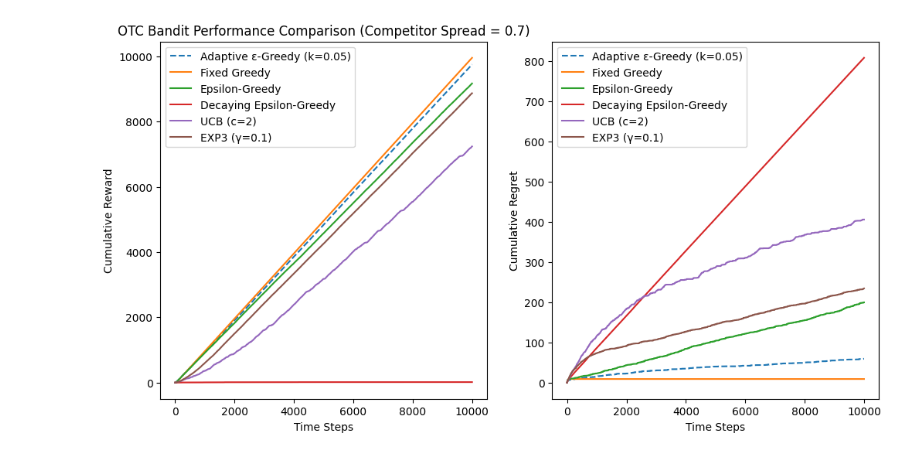
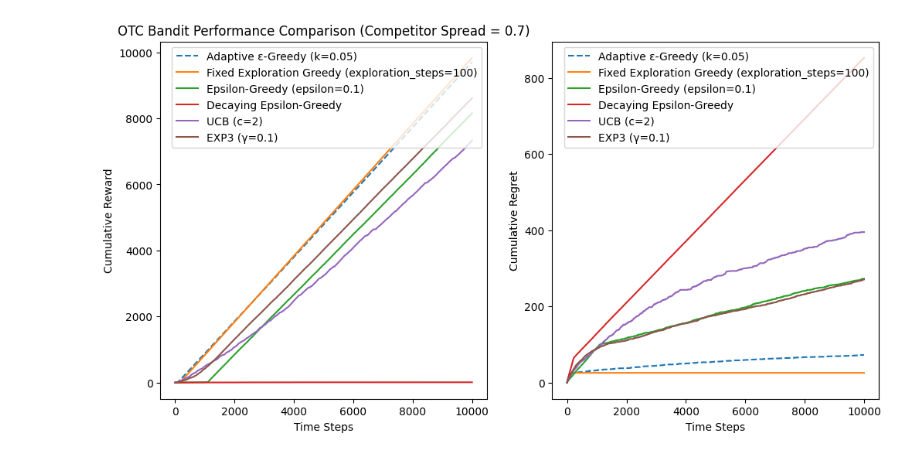
Before and after one commit to jessie-1001/RS-PROJECT, a Jupyter notebook: New_Algorithm_in_OTC.ipynb, the cells around one changed output. Drawn from its saved outputs; the diff is of its cells as text; code cells hidden in the pictures.

```diff
--- a/New_Algorithm_in_OTC.ipynb
+++ b/New_Algorithm_in_OTC.ipynb
@@ -169,16 +169,18 @@ num_arms = len(spreads)
 env = OTCEvironment(spreads, competitor_spread=0.7, alpha=0.4) # Higher alpha means higher competitive market
 num_steps = 10000
 
-def epsilon_schedule(t):
-    #return 1 / (t + 1)
-    #return 1 / np.sqrt(t + 1)
-    return np.log(t)/(t+1)
-
 # Run experiments
 
 # Adaptive ε-Greedy
 k = 0.05
-aeg_reward, aeg_regret = run_experiment(AdaptiveEpsilonGreedy, {'num_arms': num_arms, 'k': k}, env, num_steps)
+exploration_steps = 100
+epsilon = 0.1
+def epsilon_schedule(t):
+    #return 1 / (t + 1)
+    #return 1 / np.sqrt(t + 1)
+    return np.log(t+1)/(t+1)
+c = 2
+gamma = 0.1
 
 # Test multiple k values for AdaptiveEpsilonGreedy
 '''
@@ -191,53 +193,52 @@ for k in k_values:
                                   env, num_steps)
     aeg_results.append((k, reward, regret))
 '''
-fixed_exploration_greedy_reward, fixed_exploration_greedy_regret = run_experiment(FixedExplorationThenGreedy, {'num_arms': num_arms, 'exploration_steps': 50}, env, num_steps)
-epsilon_greedy_reward, epsilon_greedy_regret = run_experiment(EpsilonGreedy, {'num_arms': num_arms, 'epsilon': 0.1}, env, num_steps)
+
+adaptive_epsilon_greedy_reward, adaptive_epsilon_greedy_regret = run_experiment(AdaptiveEpsilonGreedy, {'num_arms': num_arms, 'k': k}, env, num_steps)
+fixed_exploration_greedy_reward, fixed_exploration_greedy_regret = run_experiment(FixedExplorationThenGreedy, {'num_arms': num_arms, 'exploration_steps': exploration_steps}, env, num_steps)
+epsilon_greedy_reward, epsilon_greedy_regret = run_experiment(EpsilonGreedy, {'num_arms': num_arms, 'epsilon': epsilon}, env, num_steps)
 decaying_epsilon_greedy_reward, decaying_epsilon_greedy_regret = run_experiment(EpsilonGreedyDecaying, {'num_arms': num_arms, 'epsilon_schedule': epsilon_schedule}, env, num_steps)
 # UCB
-ucb_reward, ucb_regret = run_experiment(UCB, {'num_arms': num_arms, 'c': 2}, env, num_steps)
+ucb_reward, ucb_regret = run_experiment(UCB, {'num_arms': num_arms, 'c': c}, env, num_steps)
 # EXP3
-exp3_reward, exp3_regret = run_experiment(EXP3, {'num_arms': num_arms, 'gamma': 0.1}, env, num_steps)
+exp3_reward, exp3_regret = run_experiment(EXP3, {'num_arms': num_arms, 'gamma': gamma}, env, num_steps)
 
 
 plt.figure(figsize=(12, 6))
+
 plt.subplot(1, 2, 1)
-
-plt.plot(aeg_reward, label=f'Adaptive ε-Greedy (k={k:.2f})', linestyle='--')
-
 # Plot AEG variants
 '''
 for k, reward, _ in aeg_results:
     plt.plot(reward, label=f'Adaptive ε-Greedy (k={k:.2f})', alpha=0.7, linestyle='--')
 '''
-plt.plot(fixed_exploration_greedy_reward, label='Fixed Greedy')
-plt.plot(epsilon_greedy_reward, label='Epsilon-Greedy')
+plt.plot(adaptive_epsilon_greedy_reward, label=f'Adaptive ε-Greedy (k={k})', linestyle='--')
+plt.plot(fixed_exploration_greedy_reward, label=f'Fixed Exploration Greedy (exploration_steps={exploration_steps})')
+plt.plot(epsilon_greedy_reward, label=f'Epsilon-Greedy (epsilon={epsilon})')
 plt.plot(decaying_epsilon_greedy_reward, label='Decaying Epsilon-Greedy')
-plt.plot(ucb_reward, label='UCB (c=2)')
-plt.plot(exp3_reward, label='EXP3 (γ=0.1)')
-
+plt.plot(ucb_reward, label=f'UCB (c={c})')
+plt.plot(exp3_reward, label=f'EXP3 (γ={gamma})')
 plt.xlabel("Time Steps")
 plt.ylabel("Cumulative Reward")
 plt.legend()
 plt.title("OTC Bandit Performance Comparison (Competitor Spread = 0.7)")
 
+
 plt.subplot(1, 2, 2)
-
-plt.plot(aeg_regret, label=f'Adaptive ε-Greedy (k={k:.2f})', linestyle='--')
-
 # Plot AEG variants
 '''
 for k, _, regret in aeg_results:
     plt.plot(regret, label=f'Adaptive ε-Greedy (k={k:.2f})', alpha=0.7, linestyle='--')
 '''
-plt.plot(fixed_exploration_greedy_regret, label='Fixed Greedy')
-plt.plot(epsilon_greedy_regret, label='Epsilon-Greedy')
+plt.plot(adaptive_epsilon_greedy_regret, label=f'Adaptive ε-Greedy (k={k})', linestyle='--')
+plt.plot(fixed_exploration_greedy_regret, label=f'Fixed Exploration Greedy (exploration_steps={exploration_steps})')
+plt.plot(epsilon_greedy_regret, label=f'Epsilon-Greedy (epsilon={epsilon})')
 plt.plot(decaying_epsilon_greedy_regret, label='Decaying Epsilon-Greedy')
-plt.plot(ucb_regret, label='UCB (c=2)')
-plt.plot(exp3_regret, label='EXP3 (γ=0.1)')
+plt.plot(ucb_regret, label=f'UCB (c={c})')
+plt.plot(exp3_regret, label=f'EXP3 (γ={gamma})')
 plt.xlabel("Time Steps")
 plt.ylabel("Cumulative Regret")
 plt.legend()
 plt.show()
 # %% [output]
-[figure, old version]
+[figure, new version]
```
